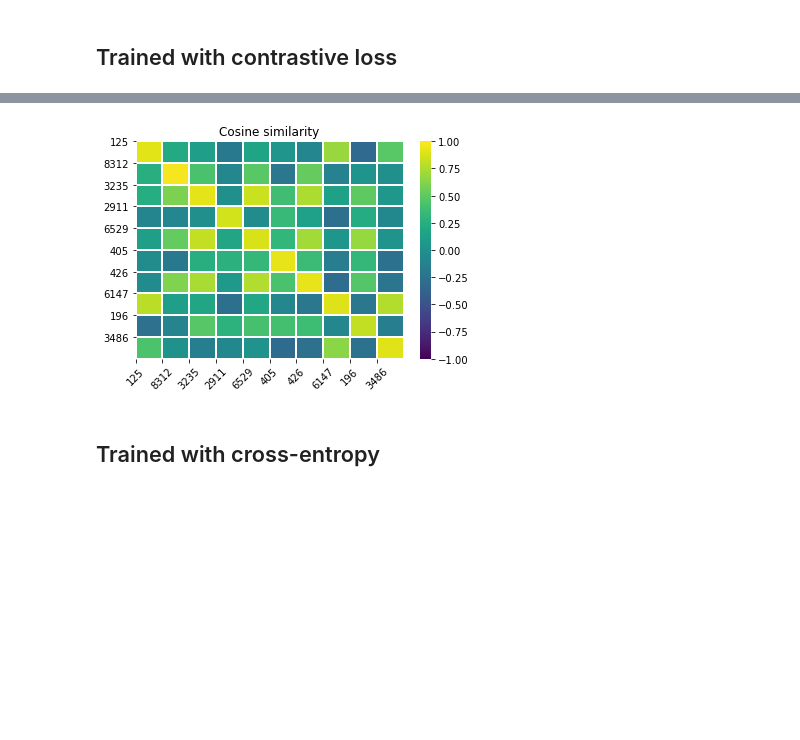
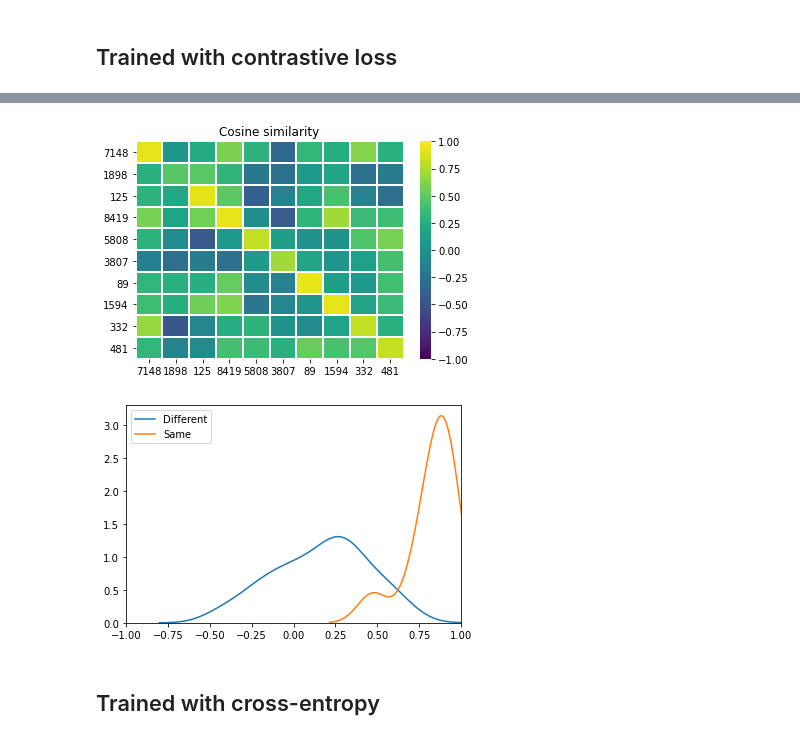
Before and after one commit to helia95/SpeakerRecognition_tutorial, a Jupyter notebook: notebooks/verification_notebook_v2.ipynb, the cells around one changed output, grey strips where cells are left out. Saved outputs shown, nothing was run; the diff lists cells and outputs as text; code cells hidden in the pictures; blank space fills up the shorter version.

```diff
--- a/notebooks/verification_notebook_v2.ipynb
+++ b/notebooks/verification_notebook_v2.ipynb
@@ -84,3 +28,29 @@ def plot_cmap(n_users_to_plot, users, tot):
+# %%
+def plot_cmap(df, n):
+
+    # Select n random users
+    usres_to_plot = random.sample(list(df.columns), n)
+
+    # Select from df
+    df_to_plot = df.loc[usres_to_plot][usres_to_plot]
+
+    # Plot heat map
+    # Note: remove vmin, vmax to normalize between samples
+    ax = sns.heatmap(df_to_plot, linewidth=1, cmap='viridis', vmin=-1, vmax=1)
+    ax.set_title("Cosine similarity")
+    plt.show()
+
+
+    #
+    wrong = df_to_plot.mask(np.equal(*np.indices(df_to_plot.shape))).to_numpy().flatten()
+    correct = pd.Series(np.diag(df_to_plot))
+
+    sns.distplot(wrong, hist=False, norm_hist=False, kde=True, label="Different")
+    sns.distplot(correct, hist=False, norm_hist=False, kde=True, label="Same")
+    plt.legend()
+
+    axes = plt.gca()
+    axes.set_xlim([-1,+1])
 # %%
 def main(path_embd_enroll, path_embd_test):
     enroll_embd = load_enroll(path_embd_enroll)
@@ -133,15 +103,19 @@ def main(path_embd_enroll, path_embd_test):
         DB_rows.append([test_user, best_spk, max_score, best_mse, min_score])
 
 
+    # Prepare df
     DB= pd.DataFrame(DB_rows, columns=['true_user', 'pred_cosine', 'cosine_score', 'pred_mse', 'mse_score'])
 
-    return DB, tot, users
+    norm_dict = {k:tot[k]['scores']/tot[k]['count'] for k in tot.keys()}
+    df = pd.DataFrame.from_dict(norm_dict, orient='index', columns=users)  # rows reperesnet the true ueser, columns the score of the predicted one
+
+    return DB, df
 # %% [markdown]
 ## Trained with contrastive loss
 # %%
 path_embd_test = '/cas/DeepLearn/elperu/tmp/speech_datasets/LibriSpeech/embeddings_10/test_samples.csv'
 path_embd_enroll =  '/cas/DeepLearn/elperu/tmp/speech_datasets/LibriSpeech/embeddings_10/enroll_samples.csv'
-DB, tot, users = main(path_embd_enroll=path_embd_enroll, path_embd_test=path_embd_test)
+DB, df = main(path_embd_enroll=path_embd_enroll, path_embd_test=path_embd_test)
 # %%
 idx_wrong = analyze(DB)
 # %% [output]
@@ -151,7 +126,8 @@ Average score WRONG: 0.8493028614619007
 # %%
-plot_cmap(10, users, tot)
+plot_cmap(df, 10)
 # %% [output]
-[figure, old version]
+[figure, new version]
+[figure, added]
 # %% [markdown]
 ## Trained with cross-entropy
 # %%
```
Also changed, not shown: parts of 8 cells of this notebook, 2 other files.
